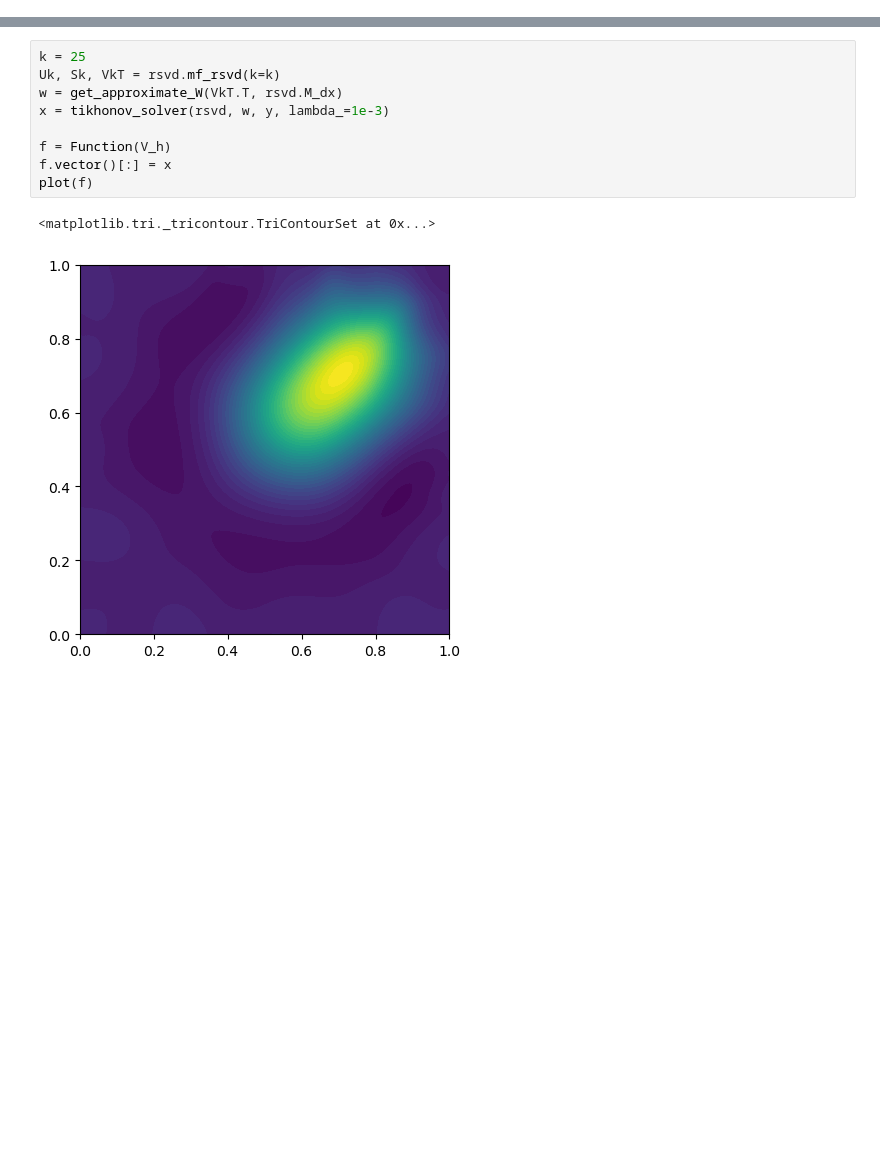
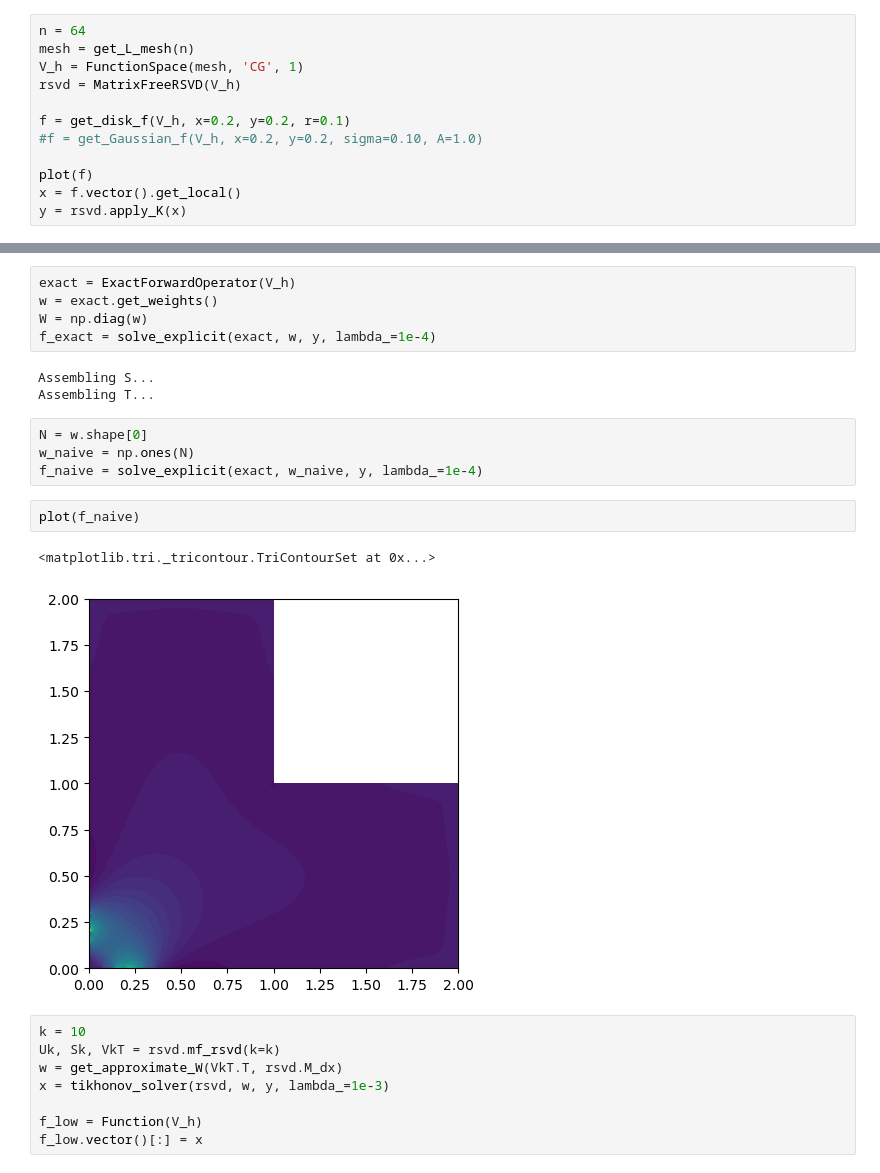
Before and after one commit to EliasSev/masters-thesis, a Jupyter notebook: notebooks/01_matrix_free_rsvd.ipynb, the cells around one changed output, grey strips where cells are left out. Cells and saved outputs as stored; diff of their text form; blank space fills up the shorter version.

```diff
--- a/notebooks/01_matrix_free_rsvd.ipynb
+++ b/notebooks/01_matrix_free_rsvd.ipynb
@@ -19,0 +39,12 @@ y = rsvd.apply_K(x)
+# %%
+n = 64
+mesh = get_L_mesh(n)
+V_h = FunctionSpace(mesh, 'CG', 1)
+rsvd = MatrixFreeRSVD(V_h)
+
+f = get_disk_f(V_h, x=0.2, y=0.2, r=0.1)
+#f = get_Gaussian_f(V_h, x=0.2, y=0.2, sigma=0.10, A=1.0)
+
+plot(f)
+x = f.vector().get_local()
+y = rsvd.apply_K(x)
@@ -20,12 +174,25 @@ y = rsvd.apply_K(x)
+# %%
+exact = ExactForwardOperator(V_h)
+w = exact.get_weights()
+W = np.diag(w)
+f_exact = solve_explicit(exact, w, y, lambda_=1e-4)
+# %% [output]
+Assembling S...
+Assembling T...
+# %%
+N = w.shape[0]
+w_naive = np.ones(N)
+f_naive = solve_explicit(exact, w_naive, y, lambda_=1e-4)
+# %%
+plot(f_naive)
+# %% [output]
+<matplotlib.tri._tricontour.TriContourSet at 0x...>
+[figure, added]
 # %%
-k = 25
+k = 10
 Uk, Sk, VkT = rsvd.mf_rsvd(k=k)
 w = get_approximate_W(VkT.T, rsvd.M_dx)
 x = tikhonov_solver(rsvd, w, y, lambda_=1e-3)
 
-f = Function(V_h)
-f.vector()[:] = x
-plot(f)
+f_low = Function(V_h)
+f_low.vector()[:] = x
-# %% [output]
-<matplotlib.tri._tricontour.TriContourSet at 0x...>
-[figure, removed]
```
Also changed, not shown: parts of 9 cells of this notebook.
